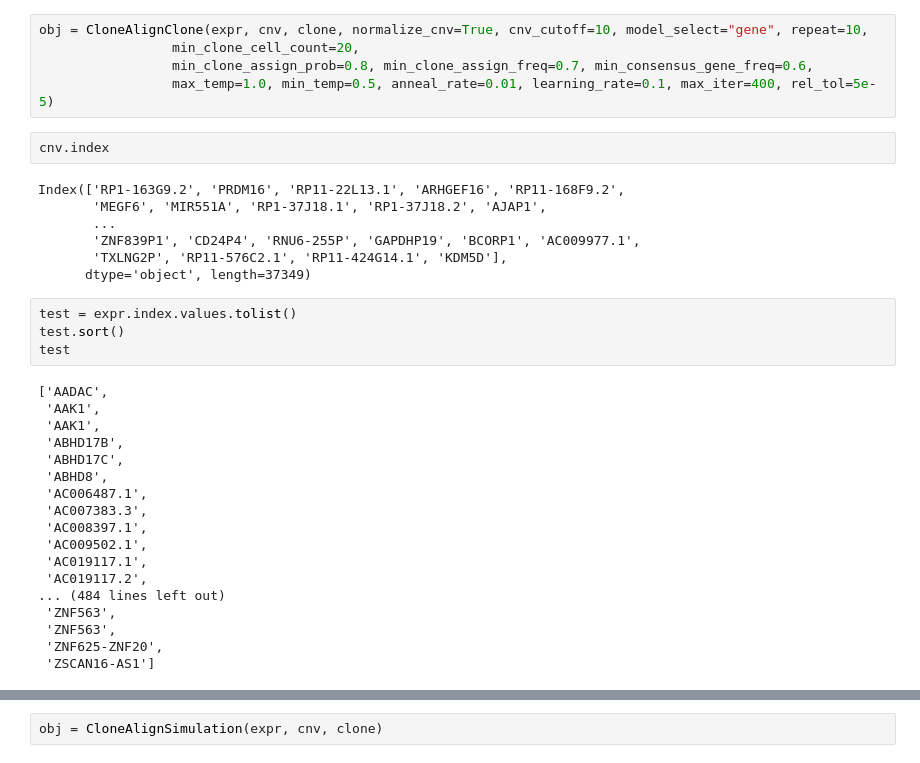
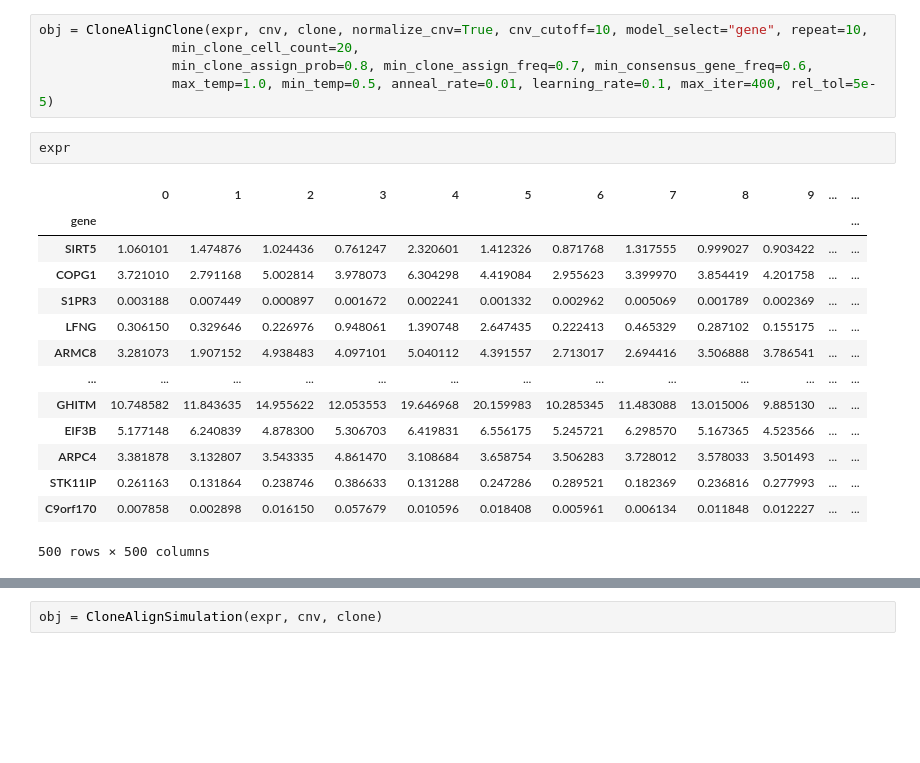
Before and after one commit to shahcompbio/TreeAlign, a Jupyter notebook: test_clonealign_vis.ipynb, the cells around one changed output, grey strips where cells are left out. Cells and saved outputs as stored; diff of their text form; blank space fills up the shorter version.

```diff
--- a/test_clonealign_vis.ipynb
+++ b/test_clonealign_vis.ipynb
@@ -44,37 +44,23 @@ obj = CloneAlignClone(expr, cnv, clone, normalize_cnv=True, cnv_cutoff=10, model
                  min_clone_cell_count=20,
                  min_clone_assign_prob=0.8, min_clone_assign_freq=0.7, min_consensus_gene_freq=0.6,
                  max_temp=1.0, min_temp=0.5, anneal_rate=0.01, learning_rate=0.1, max_iter=400, rel_tol=5e-5)
-# %%
-cnv.index
-# %% [output]
-Index(['RP1-163G9.2', 'PRDM16', 'RP11-22L13.1', 'ARHGEF16', 'RP11-168F9.2',
-       'MEGF6', 'MIR551A', 'RP1-37J18.1', 'RP1-37J18.2', 'AJAP1',
-       ...
-       'ZNF839P1', 'CD24P4', 'RNU6-255P', 'GAPDHP19', 'BCORP1', 'AC009977.1',
-       'TXLNG2P', 'RP11-576C2.1', 'RP11-424G14.1', 'KDM5D'],
-      dtype='object', length=37349)
-# %%
-test = expr.index.values.tolist()
-test.sort()
-test
-# %% [output]
-['AADAC',
- 'AAK1',
- 'AAK1',
- 'ABHD17B',
- 'ABHD17C',
- 'ABHD8',
- 'AC006487.1',
- 'AC007383.3',
- 'AC008397.1',
- 'AC009502.1',
- 'AC019117.1',
- 'AC019117.2',
-... (484 lines left out)
- 'ZNF563',
- 'ZNF563',
- 'ZNF625-ZNF20',
- 'ZSCAN16-AS1']
+# %%
+expr
+# %% [output]
+|  | 0 | 1 | 2 | 3 | 4 | 5 | 6 | 7 | 8 | 9 | ... | ... |
+| gene |  |  |  |  |  |  |  |  |  |  |  | ... |
+| SIRT5 | 1.060101 | 1.474876 | 1.024436 | 0.761247 | 2.320601 | 1.412326 | 0.871768 | 1.317555 | 0.999027 | 0.903422 | ... | ... |
+| COPG1 | 3.721010 | 2.791168 | 5.002814 | 3.978073 | 6.304298 | 4.419084 | 2.955623 | 3.399970 | 3.854419 | 4.201758 | ... | ... |
+| S1PR3 | 0.003188 | 0.007449 | 0.000897 | 0.001672 | 0.002241 | 0.001332 | 0.002962 | 0.005069 | 0.001789 | 0.002369 | ... | ... |
+| LFNG | 0.306150 | 0.329646 | 0.226976 | 0.948061 | 1.390748 | 2.647435 | 0.222413 | 0.465329 | 0.287102 | 0.155175 | ... | ... |
+| ARMC8 | 3.281073 | 1.907152 | 4.938483 | 4.097101 | 5.040112 | 4.391557 | 2.713017 | 2.694416 | 3.506888 | 3.786541 | ... | ... |
+| ... | ... | ... | ... | ... | ... | ... | ... | ... | ... | ... | ... | ... |
+| GHITM | 10.748582 | 11.843635 | 14.955622 | 12.053553 | 19.646968 | 20.159983 | 10.285345 | 11.483088 | 13.015006 | 9.885130 | ... | ... |
+| EIF3B | 5.177148 | 6.240839 | 4.878300 | 5.306703 | 6.419831 | 6.556175 | 5.245721 | 6.298570 | 5.167365 | 4.523566 | ... | ... |
+| ARPC4 | 3.381878 | 3.132807 | 3.543335 | 4.861470 | 3.108684 | 3.658754 | 3.506283 | 3.728012 | 3.578033 | 3.501493 | ... | ... |
+| STK11IP | 0.261163 | 0.131864 | 0.238746 | 0.386633 | 0.131288 | 0.247286 | 0.289521 | 0.182369 | 0.236816 | 0.277993 | ... | ... |
+| C9orf170 | 0.007858 | 0.002898 | 0.016150 | 0.057679 | 0.010596 | 0.018408 | 0.005961 | 0.006134 | 0.011848 | 0.012227 | ... | ... |
+500 rows × 500 columns
 # %%
 cnv.index.intersection(expr.index)
 # %% [output]
```
Also changed, not shown: parts of 6 cells of this notebook, 1 other file.
